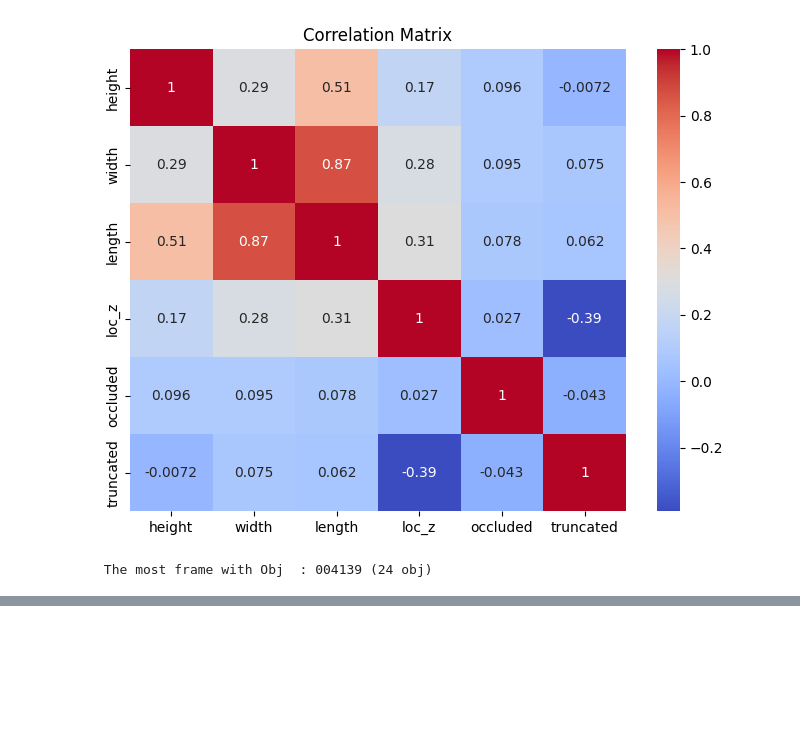
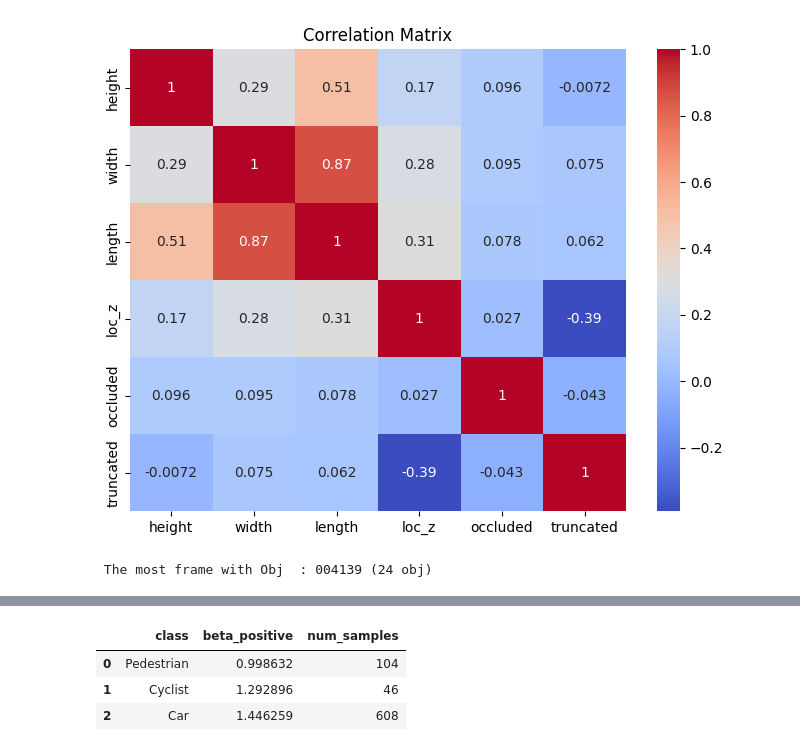
Before and after one commit to aliowx/data-analysis, a Jupyter notebook: notebook/EEG/eeg-bci-robot-control.ipynb, the cells around one changed output, grey strips where cells are left out. Cells and saved outputs as stored; diff of their text form; code cells hidden in the pictures; blank space fills up the shorter version.

```diff
--- a/notebook/EEG/eeg-bci-robot-control.ipynb
+++ b/notebook/EEG/eeg-bci-robot-control.ipynb
@@ -677,0 +796,2 @@ plt.show()
+# %%
+device = torch.device("cuda" if torch.cuda.is_available() else "cpu")
@@ -677,0 +848,29 @@ plt.show()
+# %%
+results_fixed = []
+
+for cls in df_model['class'].unique():
+
+    df_cls = df_model[df_model['class'] == cls]
+
+    if len(df_cls) < 10:
+        print(f"Skipping {cls} (not enough samples)")
+        continue
+
+    distance = df_cls['distance'].values
+    log_points = np.log(df_cls['num_lidar_points'].values + 1e-6)
+
+    model, beta_value = train_model(distance, log_points)
+
+    results_fixed.append({
+        "class": cls,
+        "beta_positive": beta_value,
+        "num_samples": len(df_cls)
+    })
+
+results_df = pd.DataFrame(results_fixed)
+results_df
+# %% [output]
+|  | class | beta_positive | num_samples |
+| 0 | Pedestrian | 0.998632 | 104 |
+| 1 | Cyclist | 1.292896 | 46 |
+| 2 | Car | 1.446259 | 608 |
```
Also changed, not shown: parts of 6 cells of this notebook.
